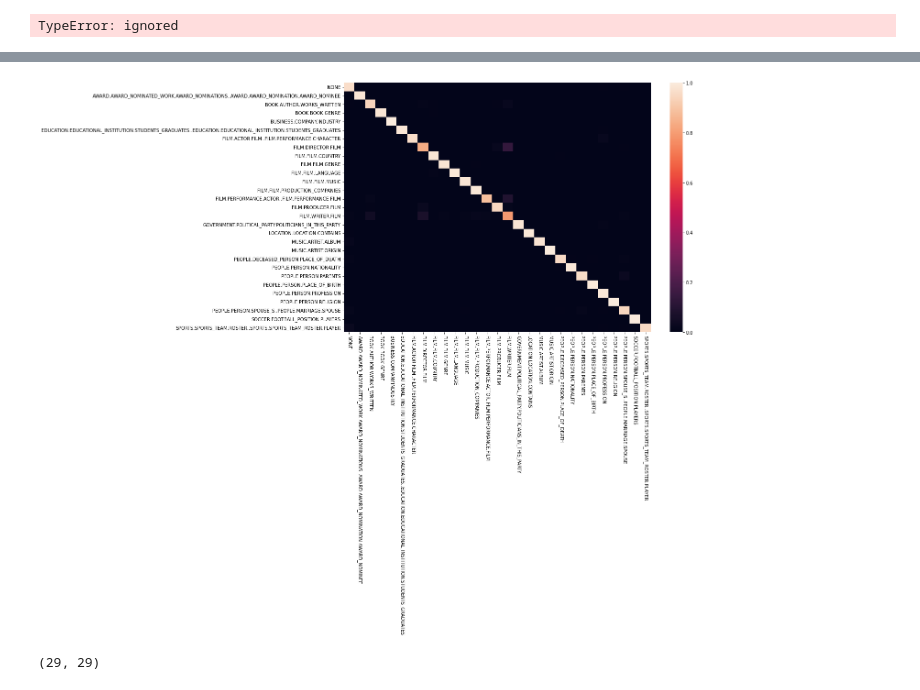
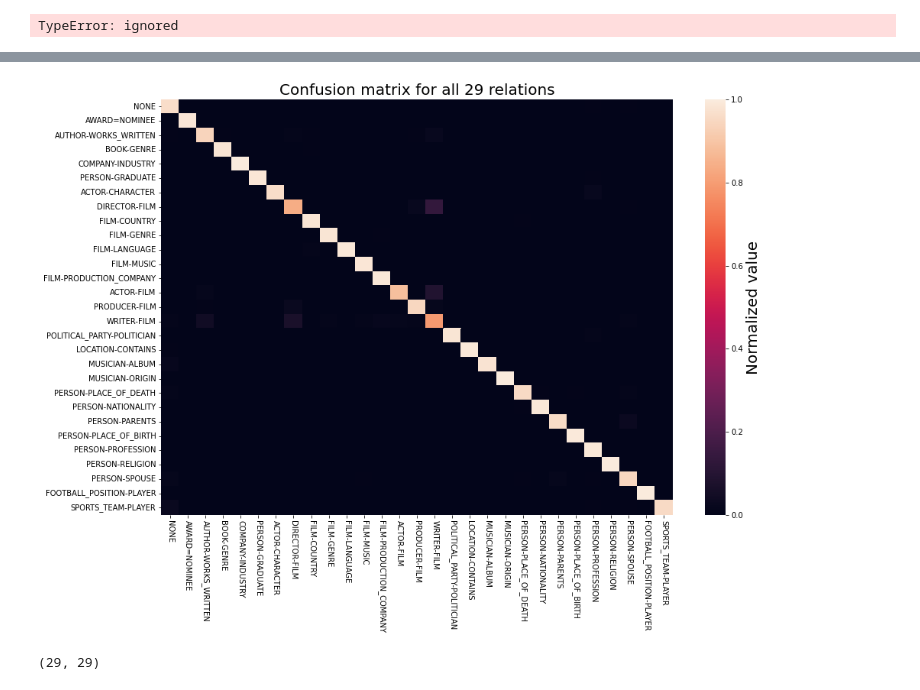
Before and after one commit to simpleParadox/RE_656, a Jupyter notebook: CMPUT_656_Project.ipynb, the cells around one changed output, grey strips where cells are left out. Saved outputs shown, nothing was run; the diff lists cells and outputs as text; code cells hidden in the pictures.

```diff
--- a/CMPUT_656_Project.ipynb
+++ b/CMPUT_656_Project.ipynb
@@ -322,22 +343,57 @@ TypeError: ignored
+# %%
+reduced_label_mappings = {
+    0: 'None',
+    1: 'award=nominee',
+    2: 'author-works_written',
+    3: 'book-genre',
+    4: 'company-industry',
+    5: 'person-graduate',
+    6: 'actor-character',
+    7: 'director-film',
+    8: 'film-country',
+    9: 'film-genre',
+    10: 'film-language',
+    11: 'film-music',
+    12: 'film-production_company',
+    13: 'actor-film',
+    14: 'producer-film',
+    15: 'writer-film',
+    16: 'political_party-politician',
+    17: 'location-contains',
+    18: 'musician-album',
+    19: 'musician-origin',
+    20: 'person-place_of_death',
+    21: 'person-nationality',
+    22: 'person-parents',
+    23: 'person-place_of_birth',
+    24: 'person-profession',
+    25: 'person-religion',
+    26: 'person-spouse',
+    27: 'football_position-player',
+    28: 'sports_team-player'
+}
 # %%
 cm = confusion_matrix(y_pred_label, y_test, labels=[i for i in label_mappings.keys()])
 cms.append(cm)
 # %%
 import matplotlib.pyplot as plt
 import seaborn as sns
 averaged_cms = np.mean(cms, axis=0)
 averaged_cms = averaged_cms.astype('float') / averaged_cms.sum(axis=1)[:, np.newaxis]
-cms_df = pd.DataFrame(averaged_cms, index = [value for value in label_mappings.values()],
-                      columns=[value for value in label_mappings.values()])
+cms_df = pd.DataFrame(averaged_cms, index = [value for value in reduced_label_mappings.values()],
+                      columns=[value for value in reduced_label_mappings.values()])
 fig, ax = plt.subplots(figsize=(15, 10))
-sns.heatmap(cms_df, vmin=0.0, vmax=1.0)
+heat = sns.heatmap(cms_df, vmin=0.0, vmax=1.0, cbar_kws={'label': 'Normalized value'})
+heat.figure.axes[-1].yaxis.label.set_size(20)
 yticks = [i.upper() for i in cms_df.index]
 xticks = [i.upper() for i in cms_df.columns]
 plt.yticks(plt.yticks()[0], labels=yticks, rotation=0)
 plt.xticks(plt.xticks()[0], labels=xticks, rotation=270)
+plt.title("Confusion matrix for all 29 relations", fontsize=20)
+
 plt.show()
 # %% [output]
-[figure, old version]
+[figure, new version]
 # %%
 averaged_cms.shape
 # %% [output]
```
Also changed, not shown: parts of 2 cells of this notebook.
